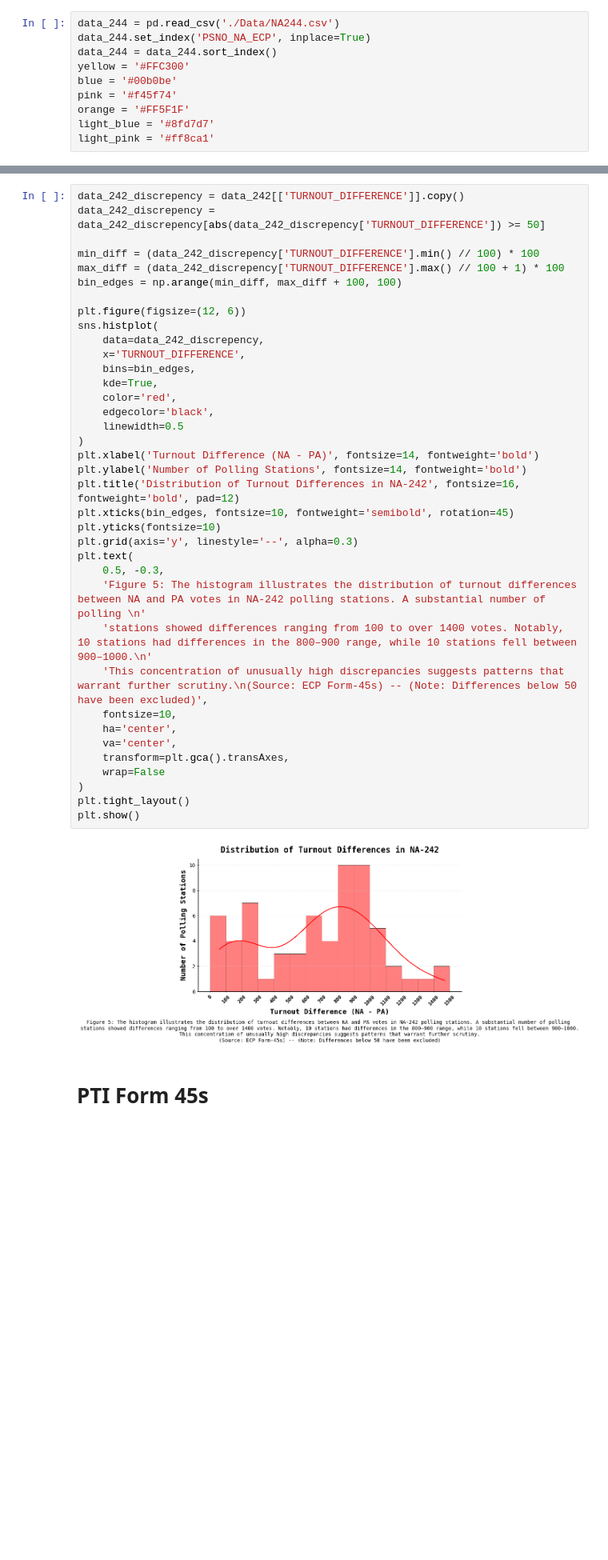
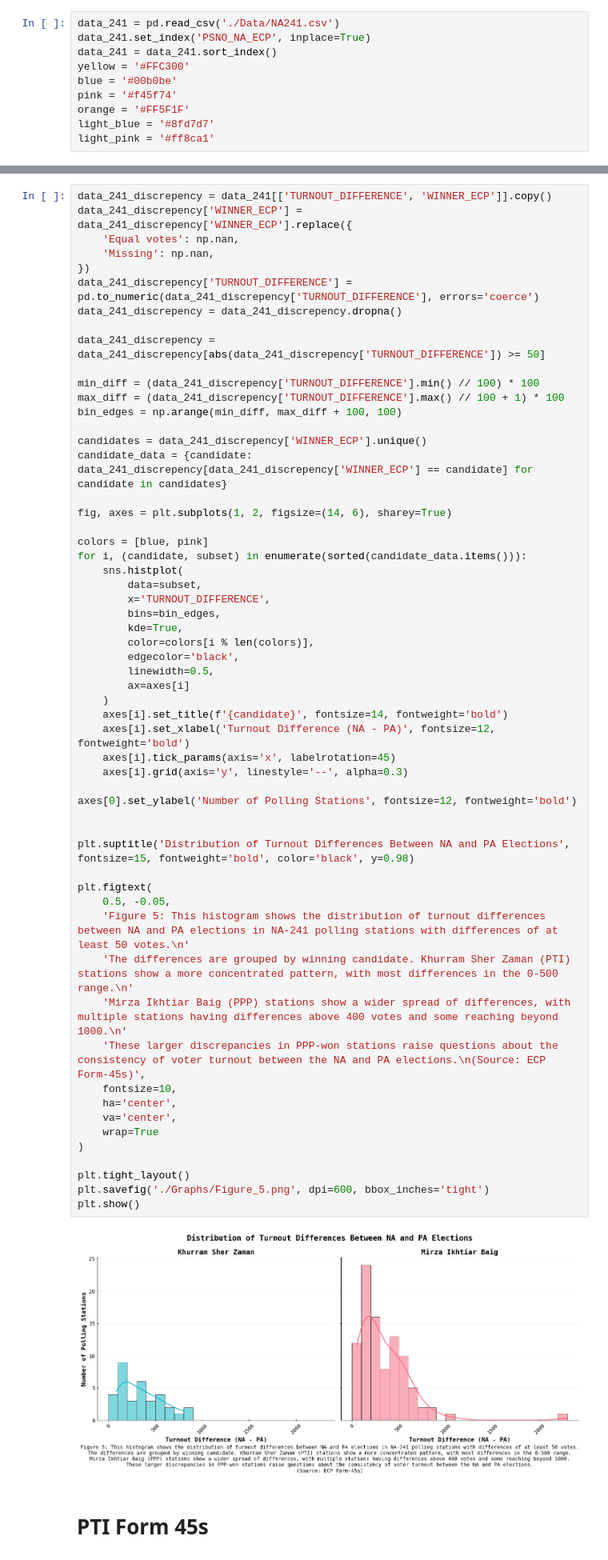
Before and after one commit to Aamil-Khan-Mahar/Karachi-NA, a Jupyter notebook: NA241/NA241.ipynb, the cells around one changed output, grey strips where cells are left out. Shown at 80% size. Cells and saved outputs as stored; diff of their text form; blank space fills up the shorter version.

```diff
--- a/NA241/NA241.ipynb
+++ b/NA241/NA241.ipynb
@@ -6,9 +6,9 @@ import seaborn as sns
 import numpy as np
 import matplotlib as mpl
 # %%
-data_244 = pd.read_csv('./Data/NA244.csv')
-data_244.set_index('PSNO_NA_ECP', inplace=True)
-data_244 = data_244.sort_index()
+data_241 = pd.read_csv('./Data/NA241.csv')
+data_241.set_index('PSNO_NA_ECP', inplace=True)
+data_241 = data_241.sort_index()
 yellow = '#FFC300'
 blue = '#00b0be'
 pink = '#f45f74'
@@ -275,44 +304,64 @@ plt.show()
 ## **Graph 5**
 This shows the distribution of absolute turnout differences between NA and PA polling stations in General Elections 2024 in NA-242 (Based on ECP Form-45s)
 # %%
-data_242_discrepency = data_242[['TURNOUT_DIFFERENCE']].copy()
-data_242_discrepency = data_242_discrepency[abs(data_242_discrepency['TURNOUT_DIFFERENCE']) >= 50]
+data_241_discrepency = data_241[['TURNOUT_DIFFERENCE', 'WINNER_ECP']].copy()
+data_241_discrepency['WINNER_ECP'] = data_241_discrepency['WINNER_ECP'].replace({
+    'Equal votes': np.nan,
+    'Missing': np.nan,
+})
+data_241_discrepency['TURNOUT_DIFFERENCE'] = pd.to_numeric(data_241_discrepency['TURNOUT_DIFFERENCE'], errors='coerce')
+data_241_discrepency = data_241_discrepency.dropna()
 
-min_diff = (data_242_discrepency['TURNOUT_DIFFERENCE'].min() // 100) * 100
-max_diff = (data_242_discrepency['TURNOUT_DIFFERENCE'].max() // 100 + 1) * 100
+data_241_discrepency = data_241_discrepency[abs(data_241_discrepency['TURNOUT_DIFFERENCE']) >= 50]
+
+min_diff = (data_241_discrepency['TURNOUT_DIFFERENCE'].min() // 100) * 100
+max_diff = (data_241_discrepency['TURNOUT_DIFFERENCE'].max() // 100 + 1) * 100
 bin_edges = np.arange(min_diff, max_diff + 100, 100)
 
-plt.figure(figsize=(12, 6))
-sns.histplot(
-    data=data_242_discrepency,
-    x='TURNOUT_DIFFERENCE',
-    bins=bin_edges,
-    kde=True,
-    color='red',
-    edgecolor='black',
-    linewidth=0.5
-)
-plt.xlabel('Turnout Difference (NA - PA)', fontsize=14, fontweight='bold')
-plt.ylabel('Number of Polling Stations', fontsize=14, fontweight='bold')
-plt.title('Distribution of Turnout Differences in NA-242', fontsize=16, fontweight='bold', pad=12)
-plt.xticks(bin_edges, fontsize=10, fontweight='semibold', rotation=45)
-plt.yticks(fontsize=10)
-plt.grid(axis='y', linestyle='--', alpha=0.3)
-plt.text(
-    0.5, -0.3,
-    'Figure 5: The histogram illustrates the distribution of turnout differences between NA and PA votes in NA-242 polling stations. A substantial number of polling \n'
-    'stations showed differences ranging from 100 to over 1400 votes. Notably, 10 stations had differences in the 800–900 range, while 10 stations fell between 900–1000.\n'
-    'This concentration of unusually high discrepancies suggests patterns that warrant further scrutiny.\n(Source: ECP Form-45s) -- (Note: Differences below 50 have been excluded)',
+candidates = data_241_discrepency['WINNER_ECP'].unique()
+candidate_data = {candidate: data_241_discrepency[data_241_discrepency['WINNER_ECP'] == candidate] for candidate in candidates}
+
+fig, axes = plt.subplots(1, 2, figsize=(14, 6), sharey=True)
+
+colors = [blue, pink]
+for i, (candidate, subset) in enumerate(sorted(candidate_data.items())):
+    sns.histplot(
+        data=subset,
+        x='TURNOUT_DIFFERENCE',
+        bins=bin_edges,
+        kde=True,
+        color=colors[i % len(colors)],
+        edgecolor='black',
+        linewidth=0.5,
+        ax=axes[i]
+    )
+    axes[i].set_title(f'{candidate}', fontsize=14, fontweight='bold')
+    axes[i].set_xlabel('Turnout Difference (NA - PA)', fontsize=12, fontweight='bold')
+    axes[i].tick_params(axis='x', labelrotation=45)
+    axes[i].grid(axis='y', linestyle='--', alpha=0.3)
+
+axes[0].set_ylabel('Number of Polling Stations', fontsize=12, fontweight='bold')
+
+
+plt.suptitle('Distribution of Turnout Differences Between NA and PA Elections', fontsize=15, fontweight='bold', color='black', y=0.98)
+
+plt.figtext(
+    0.5, -0.05,
+    'Figure 5: This histogram shows the distribution of turnout differences between NA and PA elections in NA-241 polling stations with differences of at least 50 votes.\n'
+    'The differences are grouped by winning candidate. Khurram Sher Zaman (PTI) stations show a more concentrated pattern, with most differences in the 0-500 range.\n'
+    'Mirza Ikhtiar Baig (PPP) stations show a wider spread of differences, with multiple stations having differences above 400 votes and some reaching beyond 1000.\n'
+    'These larger discrepancies in PPP-won stations raise questions about the consistency of voter turnout between the NA and PA elections.\n(Source: ECP Form-45s)',
     fontsize=10,
     ha='center',
     va='center',
-    transform=plt.gca().transAxes,
-    wrap=False
+    wrap=True
 )
+
 plt.tight_layout()
+plt.savefig('./Graphs/Figure_5.png', dpi=600, bbox_inches='tight')
 plt.show()
 # %% [output]
-[figure, old version]
+[figure, new version]
 # %% [markdown]
 # **PTI Form 45s**
 # %% [markdown]
```
Also changed, not shown: parts of 9 cells of this notebook, 22 other files.
